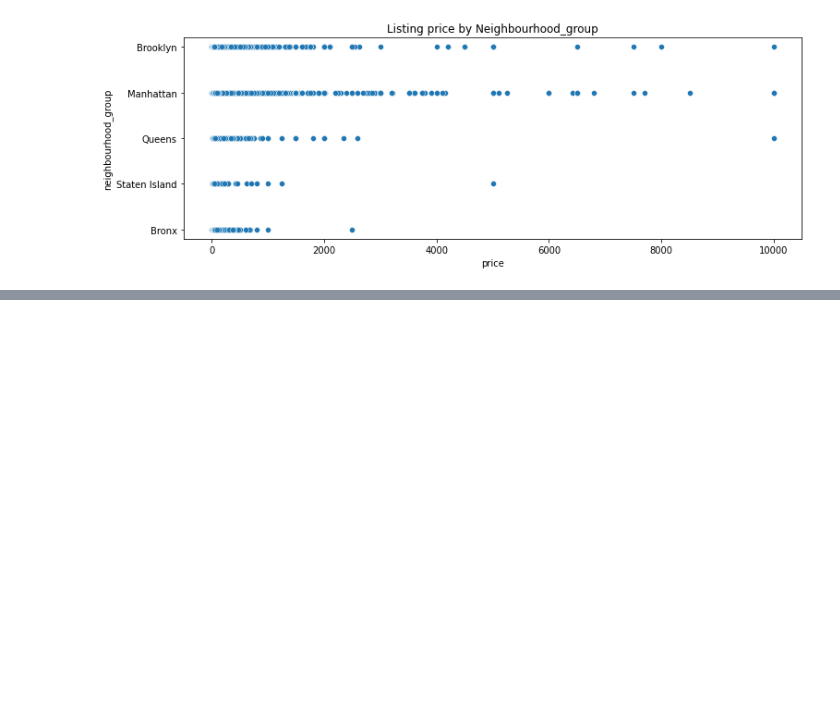
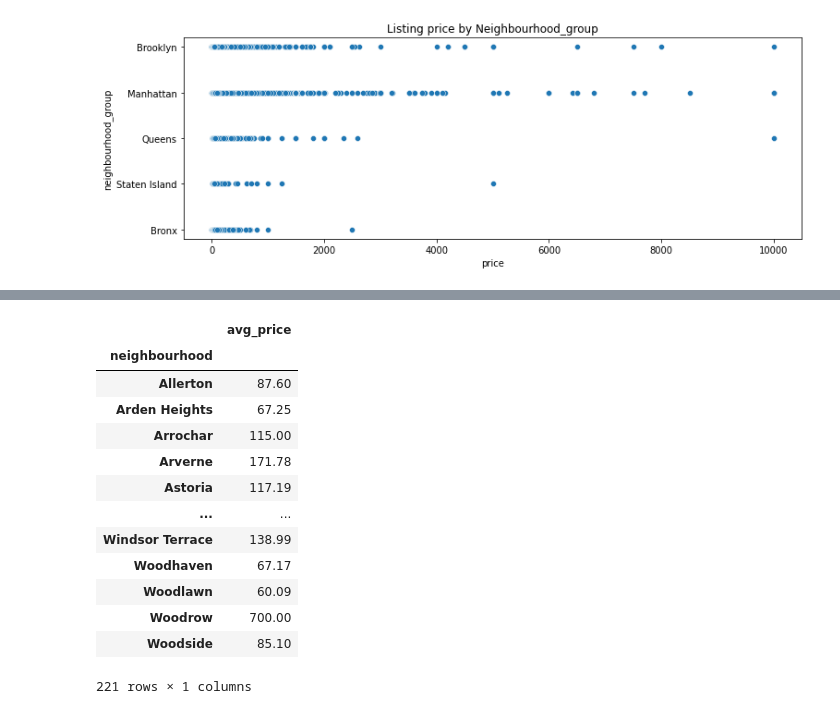
Before and after one commit to KunalSharma2001/Data-Analysis-Projects, a Jupyter notebook: NYC_Airbnb_DataAnalysis.ipynb, the cells around one changed output, grey strips where cells are left out. Drawn from its saved outputs; the diff is of its cells as text; code cells hidden in the pictures; blank space fills up the shorter version.

```diff
--- a/NYC_Airbnb_DataAnalysis.ipynb
+++ b/NYC_Airbnb_DataAnalysis.ipynb
@@ -732,0 +771,19 @@ c
+# %%
+# renaming the column
+ngbh_grp.rename(columns={'price' : "avg_price"}, inplace = True)
+ngbh_grp
+# %% [output]
+|  | avg_price |
+| neighbourhood |  |
+| Allerton | 87.60 |
+| Arden Heights | 67.25 |
+| Arrochar | 115.00 |
+| Arverne | 171.78 |
+| Astoria | 117.19 |
+| ... | ... |
+| Windsor Terrace | 138.99 |
+| Woodhaven | 67.17 |
+| Woodlawn | 60.09 |
+| Woodrow | 700.00 |
+| Woodside | 85.10 |
+221 rows × 1 columns
```
Also changed, not shown: parts of 7 cells of this notebook.
